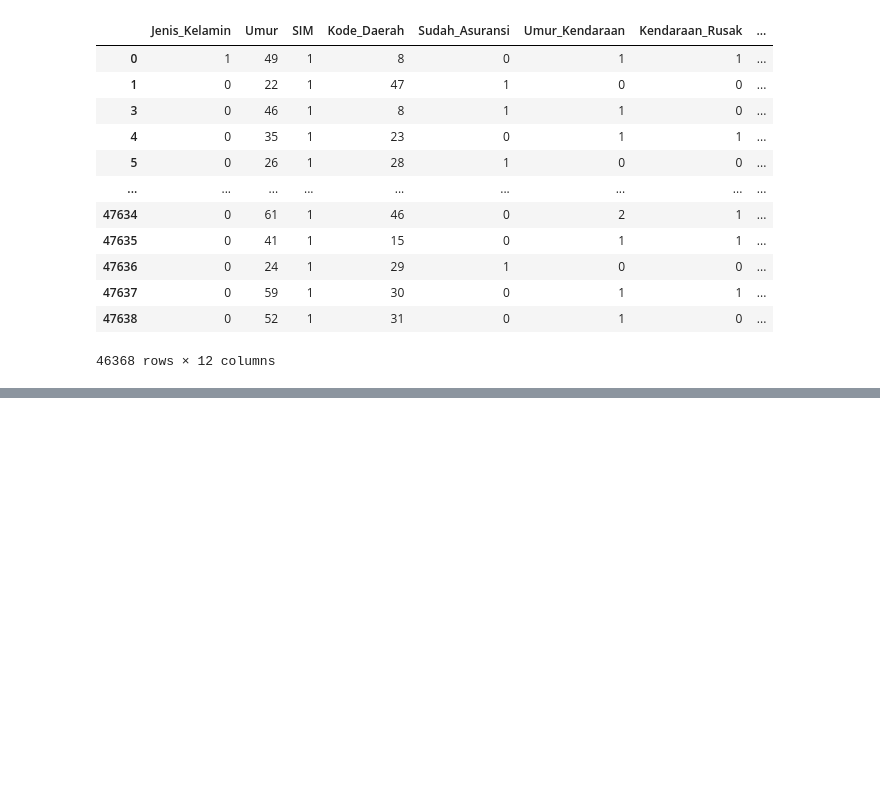
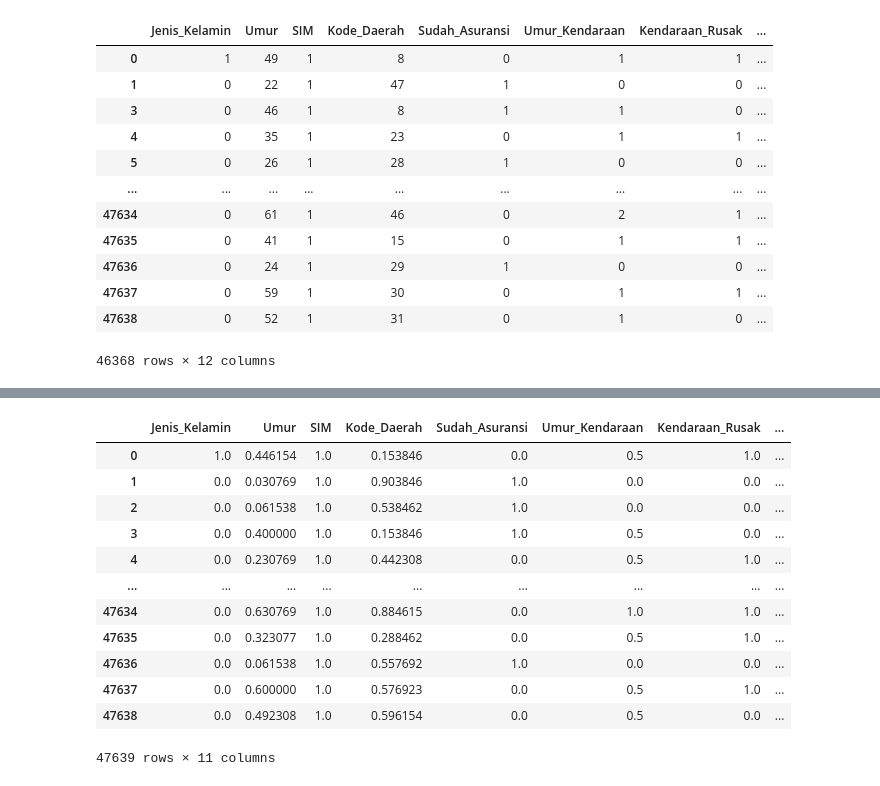
Before and after one commit to raihanmuhith/Classification, a Jupyter notebook: Tubes MCL 2.ipynb, the cells around one changed output, grey strips where cells are left out. Cells and saved outputs as stored; diff of their text form; code cells hidden in the pictures; blank space fills up the shorter version.

```diff
--- a/Tubes MCL 2.ipynb
+++ b/Tubes MCL 2.ipynb
@@ -721,0 +742,17 @@ removed_outliers_test.to_csv('Result.csv', index=False)
+# %%
+df_test_scaled = pd.DataFrame(scaler.fit_transform(df_test.astype(float)), columns=df_test.columns)
+df_test_scaled
+# %% [output]
+|  | Jenis_Kelamin | Umur | SIM | Kode_Daerah | Sudah_Asuransi | Umur_Kendaraan | Kendaraan_Rusak | ... |
+| 0 | 1.0 | 0.446154 | 1.0 | 0.153846 | 0.0 | 0.5 | 1.0 | ... |
+| 1 | 0.0 | 0.030769 | 1.0 | 0.903846 | 1.0 | 0.0 | 0.0 | ... |
+| 2 | 0.0 | 0.061538 | 1.0 | 0.538462 | 1.0 | 0.0 | 0.0 | ... |
+| 3 | 0.0 | 0.400000 | 1.0 | 0.153846 | 1.0 | 0.5 | 0.0 | ... |
+| 4 | 0.0 | 0.230769 | 1.0 | 0.442308 | 0.0 | 0.5 | 1.0 | ... |
+| ... | ... | ... | ... | ... | ... | ... | ... | ... |
+| 47634 | 0.0 | 0.630769 | 1.0 | 0.884615 | 0.0 | 1.0 | 1.0 | ... |
+| 47635 | 0.0 | 0.323077 | 1.0 | 0.288462 | 0.0 | 0.5 | 1.0 | ... |
+| 47636 | 0.0 | 0.061538 | 1.0 | 0.557692 | 1.0 | 0.0 | 0.0 | ... |
+| 47637 | 0.0 | 0.600000 | 1.0 | 0.576923 | 0.0 | 0.5 | 1.0 | ... |
+| 47638 | 0.0 | 0.492308 | 1.0 | 0.596154 | 0.0 | 0.5 | 0.0 | ... |
+47639 rows × 11 columns
```
Also changed, not shown: parts of 16 cells of this notebook, 2 other files.
